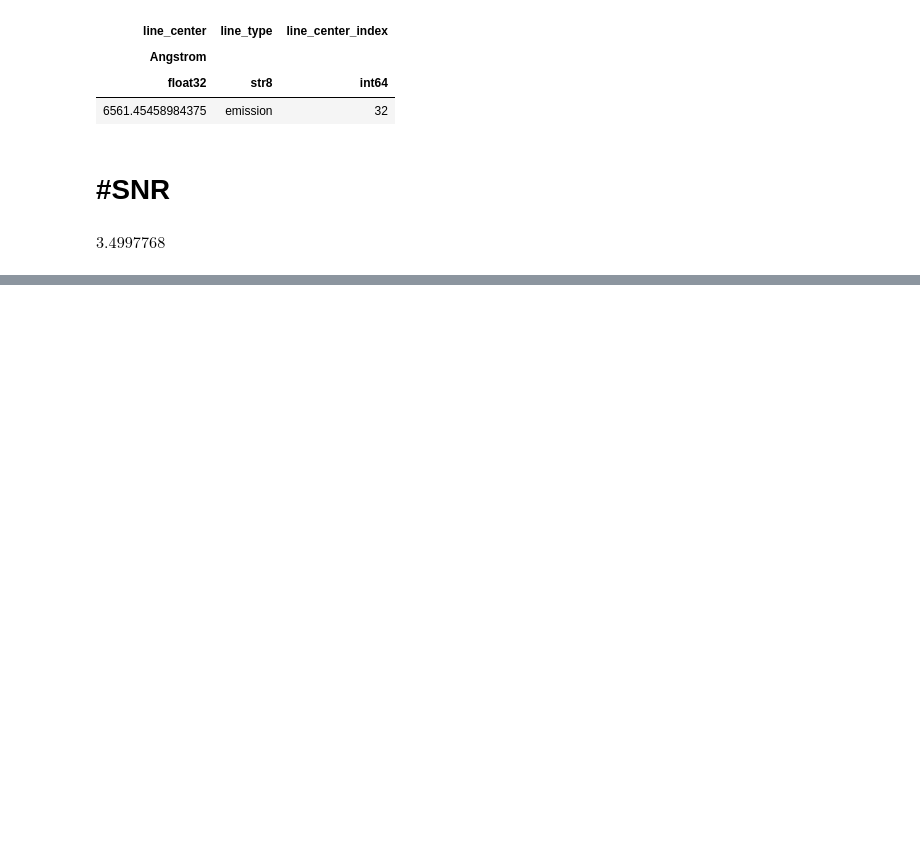
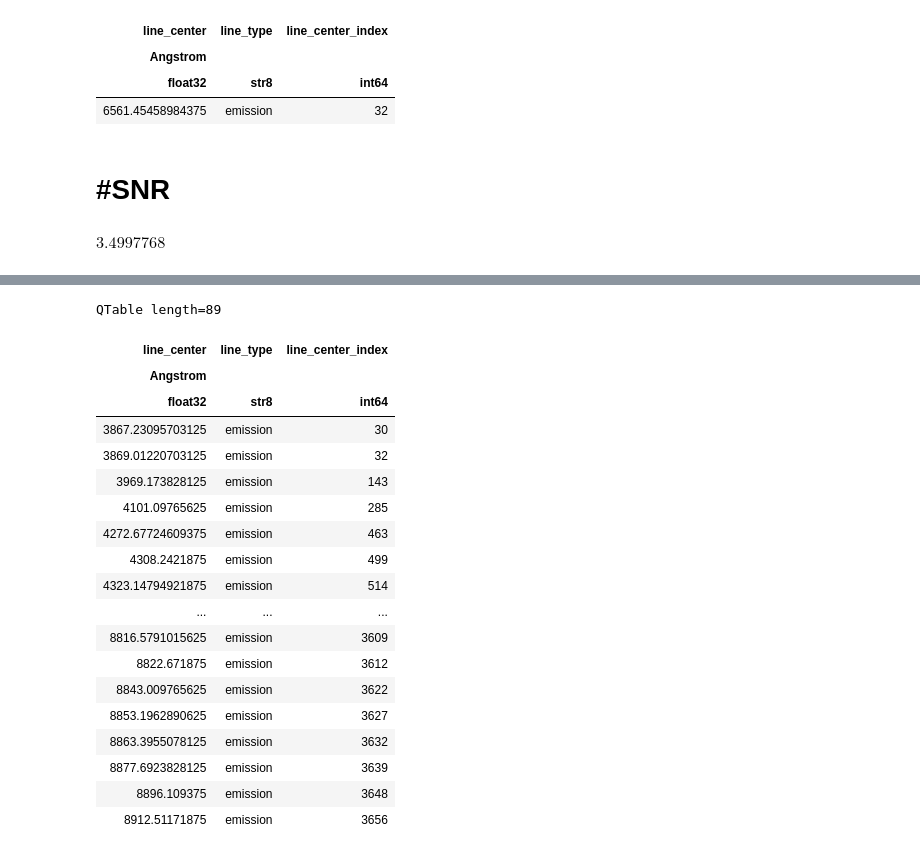
Before and after one commit to AngelGSoto/PNe-LAMOST, a Jupyter notebook: notebook/Line finding -- specultis.ipynb, the cells around one changed output, grey strips where cells are left out. Cells and saved outputs as stored; diff of their text form; code cells hidden in the pictures; blank space fills up the shorter version.

```diff
--- a/notebook/Line finding -- specultis.ipynb
+++ b/notebook/Line finding -- specultis.ipynb
@@ -74,0 +119,23 @@ $3.4997768 \; \mathrm{}$
+# %%
+extra_lines
+# %% [output]
+QTable length=89
+| line_center | line_type | line_center_index |
+| Angstrom |  |  |
+| float32 | str8 | int64 |
+| 3867.23095703125 | emission | 30 |
+| 3869.01220703125 | emission | 32 |
+| 3969.173828125 | emission | 143 |
+| 4101.09765625 | emission | 285 |
+| 4272.67724609375 | emission | 463 |
+| 4308.2421875 | emission | 499 |
+| 4323.14794921875 | emission | 514 |
+| ... | ... | ... |
+| 8816.5791015625 | emission | 3609 |
+| 8822.671875 | emission | 3612 |
+| 8843.009765625 | emission | 3622 |
+| 8853.1962890625 | emission | 3627 |
+| 8863.3955078125 | emission | 3632 |
+| 8877.6923828125 | emission | 3639 |
+| 8896.109375 | emission | 3648 |
+| 8912.51171875 | emission | 3656 |
```
Also changed, not shown: parts of 9 cells of this notebook, 24 other files.
